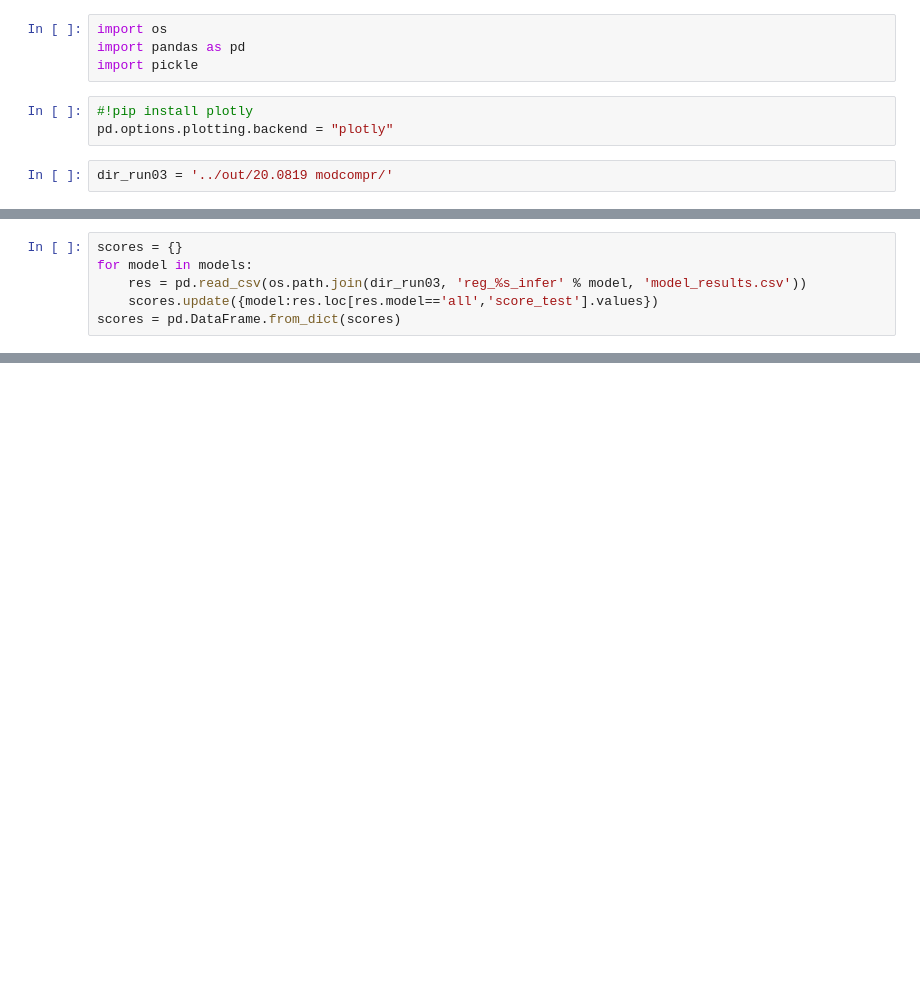
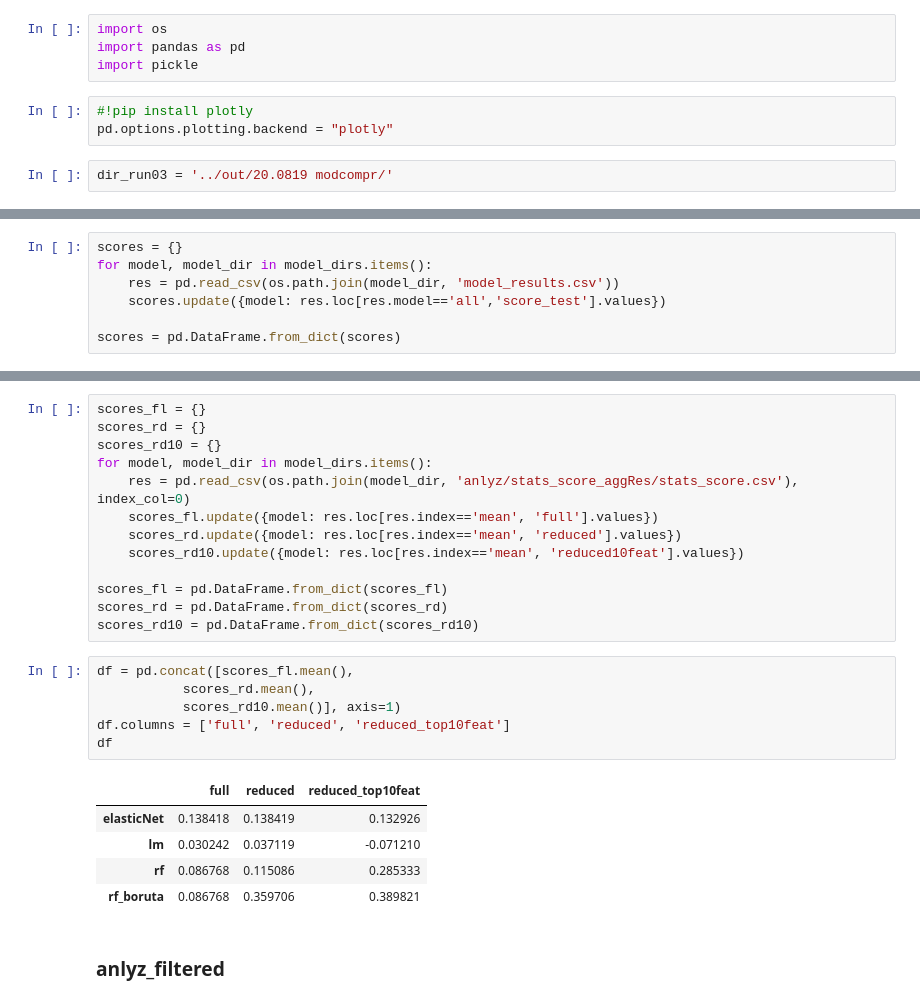
Before and after one commit to pritchardlabatpsu/cga_app, a Jupyter notebook: notebooks/18b-compr_modresults_run03.ipynb, the cells around one changed output, grey strips where cells are left out. Drawn from its saved outputs; the diff is of its cells as text; blank space fills up the shorter version.

```diff
--- a/notebooks/18b-compr_modresults_run03.ipynb
+++ b/notebooks/18b-compr_modresults_run03.ipynb
@@ -12,8 +18,9 @@ models = ['elasticNet','lm', 'rf']
 # %%
 scores = {}
-for model in models:
-    res = pd.read_csv(os.path.join(dir_run03, 'reg_%s_infer' % model, 'model_results.csv'))
-    scores.update({model:res.loc[res.model=='all','score_test'].values})
+for model, model_dir in model_dirs.items():
+    res = pd.read_csv(os.path.join(model_dir, 'model_results.csv'))
+    scores.update({model: res.loc[res.model=='all','score_test'].values})
+
 scores = pd.DataFrame.from_dict(scores)
 # %%
 scores.mean(axis=0)
@@ -24,0 +71,27 @@ scores.boxplot()
+# %%
+scores_fl = {}
+scores_rd = {}
+scores_rd10 = {}
+for model, model_dir in model_dirs.items():
+    res = pd.read_csv(os.path.join(model_dir, 'anlyz/stats_score_aggRes/stats_score.csv'), index_col=0)
+    scores_fl.update({model: res.loc[res.index=='mean', 'full'].values})
+    scores_rd.update({model: res.loc[res.index=='mean', 'reduced'].values})
+    scores_rd10.update({model: res.loc[res.index=='mean', 'reduced10feat'].values})
+
+scores_fl = pd.DataFrame.from_dict(scores_fl)
+scores_rd = pd.DataFrame.from_dict(scores_rd)
+scores_rd10 = pd.DataFrame.from_dict(scores_rd10)
+# %%
+df = pd.concat([scores_fl.mean(),
+           scores_rd.mean(),
+           scores_rd10.mean()], axis=1)
+df.columns = ['full', 'reduced', 'reduced_top10feat']
+df
+# %% [output]
+|  | full | reduced | reduced_top10feat |
+| elasticNet | 0.138418 | 0.138419 | 0.132926 |
+| lm | 0.030242 | 0.037119 | -0.071210 |
+| rf | 0.086768 | 0.115086 | 0.285333 |
+| rf_boruta | 0.086768 | 0.359706 | 0.389821 |
+# %% [markdown]
+### anlyz_filtered
```
Also changed, not shown: parts of 13 cells of this notebook, 4 other files.
